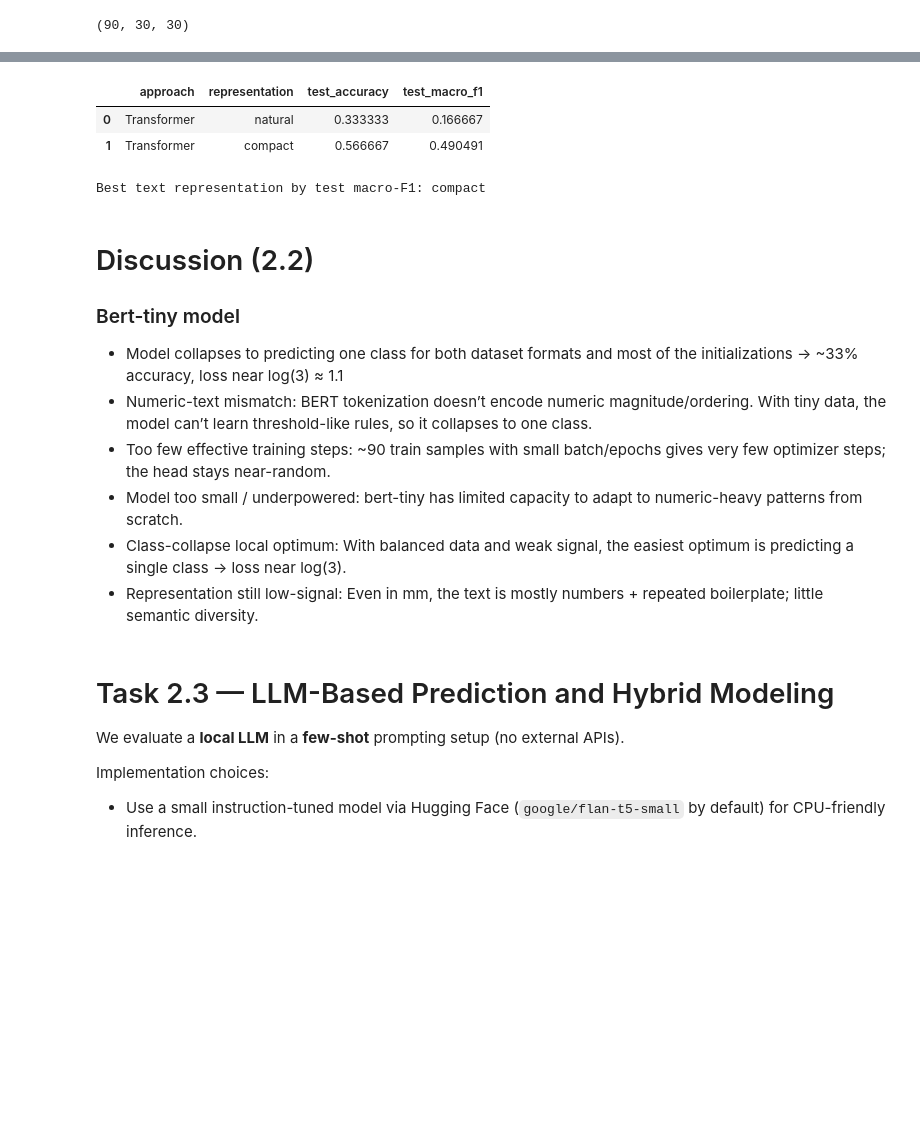
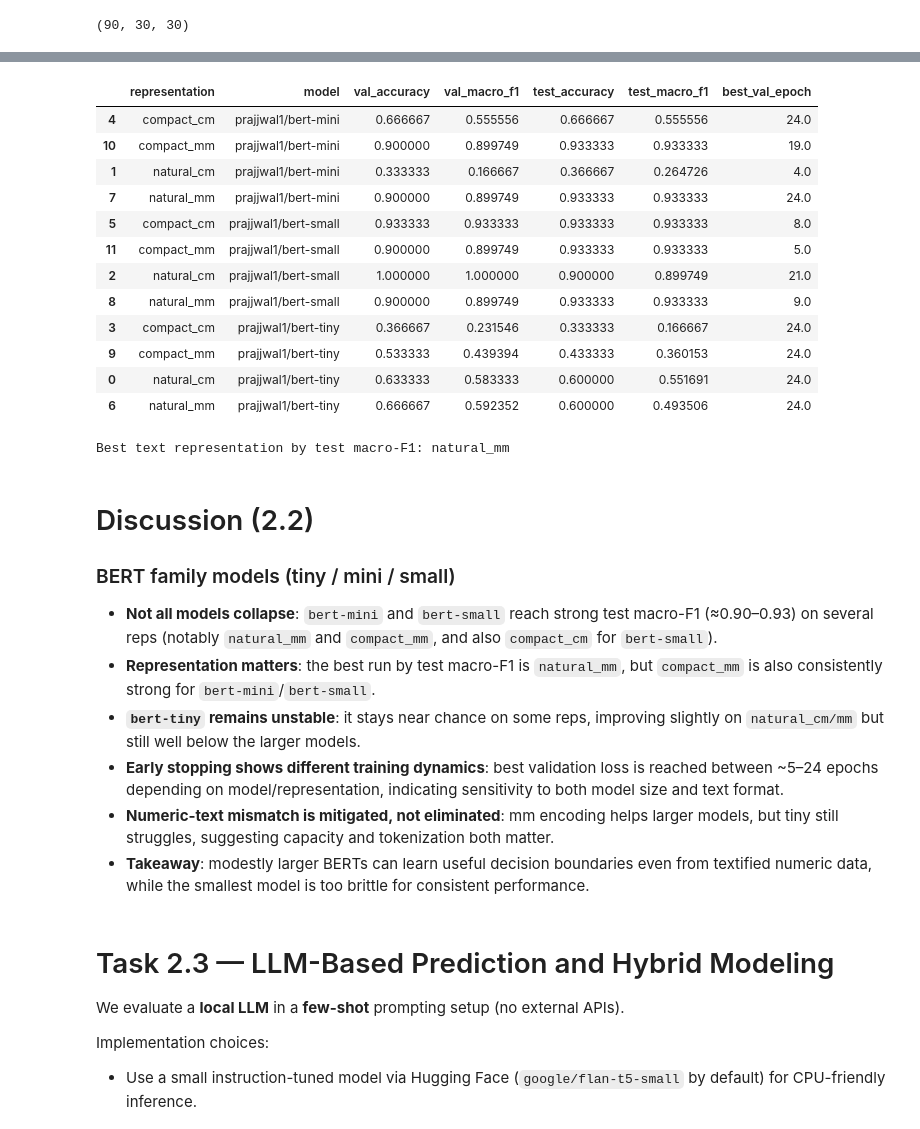
Before and after one commit to atomicsulfate/classic-ml-vs-llm, a Jupyter notebook: task2_classical_vs_llm_structured.ipynb, the cells around one changed output, grey strips where cells are left out. Saved outputs shown, nothing was run; the diff lists cells and outputs as text; code cells hidden in the pictures; blank space fills up the shorter version.

Commit message:
2.2. Add more bert model sizes

```diff
--- a/task2_classical_vs_llm_structured.ipynb
+++ b/task2_classical_vs_llm_structured.ipynb
@@ -370,13 +425,17 @@ Compact: sepal_length_mm=77; sepal_width_mm=26; petal_length_mm=69; petal_width_
 def build_text_df(X_part: pd.DataFrame, y_part: pd.Series) -> pd.DataFrame:
     part = X_part.copy()
     part['label_id'] = y_part.values.astype(int)
-    part['text_natural'] = part.apply(lambda r: textify_natural(r), axis=1)
-    part['text_compact'] = part.apply(lambda r: textify_compact(r), axis=1)
+    part['text_natural_cm'] = part.apply(lambda r: textify_natural_cm(r), axis=1)
+    part['text_compact_cm'] = part.apply(lambda r: textify_compact_cm(r), axis=1)
+    part['text_natural_mm'] = part.apply(lambda r: textify_natural_mm(r), axis=1)
+    part['text_compact_mm'] = part.apply(lambda r: textify_compact_mm(r), axis=1)
     return part
+
 
 train_text_df = build_text_df(X_train, y_train)
 val_text_df = build_text_df(X_val, y_val)
 test_text_df = build_text_df(X_test, y_test)
 
-display(train_text_df[['text_natural', 'text_compact', 'label_id']].head())
+
+display(train_text_df[['text_natural_cm', 'text_compact_cm', 'text_natural_mm', 'text_compact_mm', 'label_id']].head())
 # %% [output]
@@ -625,38 +787,36 @@ Notes:
 # %%
-# Compare the two text representations
-comparison_df = pd.DataFrame([
-    {
-        'approach': 'Transformer',
-        'representation': 'natural',
-        'test_accuracy': natural_run['test_metrics']['eval_accuracy'],
-        'test_macro_f1': natural_run['test_metrics']['eval_macro_f1'],
-    },
-    {
-        'approach': 'Transformer',
-        'representation': 'compact',
-        'test_accuracy': compact_run['test_metrics']['eval_accuracy'],
-        'test_macro_f1': compact_run['test_metrics']['eval_macro_f1'],
-    },
-])
-display(comparison_df)
+# Compare all Transformer runs across text representations and model sizes
+comparison_df = transformer_results_df.copy()
+display(comparison_df.sort_values(['model', 'representation']))
+
 
 best_rep = comparison_df.sort_values('test_macro_f1', ascending=False).iloc[0]['representation']
 print('Best text representation by test macro-F1:', best_rep)
 # %% [output]
-|  | approach | representation | test_accuracy | test_macro_f1 |
-| 0 | Transformer | natural | 0.333333 | 0.166667 |
-| 1 | Transformer | compact | 0.566667 | 0.490491 |
+|  | representation | model | val_accuracy | val_macro_f1 | test_accuracy | test_macro_f1 | best_val_epoch |
+| 4 | compact_cm | prajjwal1/bert-mini | 0.666667 | 0.555556 | 0.666667 | 0.555556 | 24.0 |
+| 10 | compact_mm | prajjwal1/bert-mini | 0.900000 | 0.899749 | 0.933333 | 0.933333 | 19.0 |
+| 1 | natural_cm | prajjwal1/bert-mini | 0.333333 | 0.166667 | 0.366667 | 0.264726 | 4.0 |
+| 7 | natural_mm | prajjwal1/bert-mini | 0.900000 | 0.899749 | 0.933333 | 0.933333 | 24.0 |
+| 5 | compact_cm | prajjwal1/bert-small | 0.933333 | 0.933333 | 0.933333 | 0.933333 | 8.0 |
+| 11 | compact_mm | prajjwal1/bert-small | 0.900000 | 0.899749 | 0.933333 | 0.933333 | 5.0 |
+| 2 | natural_cm | prajjwal1/bert-small | 1.000000 | 1.000000 | 0.900000 | 0.899749 | 21.0 |
+| 8 | natural_mm | prajjwal1/bert-small | 0.900000 | 0.899749 | 0.933333 | 0.933333 | 9.0 |
+| 3 | compact_cm | prajjwal1/bert-tiny | 0.366667 | 0.231546 | 0.333333 | 0.166667 | 24.0 |
+| 9 | compact_mm | prajjwal1/bert-tiny | 0.533333 | 0.439394 | 0.433333 | 0.360153 | 24.0 |
+| 0 | natural_cm | prajjwal1/bert-tiny | 0.633333 | 0.583333 | 0.600000 | 0.551691 | 24.0 |
+| 6 | natural_mm | prajjwal1/bert-tiny | 0.666667 | 0.592352 | 0.600000 | 0.493506 | 24.0 |
-Best text representation by test macro-F1: compact
+Best text representation by test macro-F1: natural_mm
 # %% [markdown]
 # Discussion (2.2)
 
-### Bert-tiny model
-- Model collapses to predicting one class for both dataset formats and most of the initializations → ~33% accuracy, loss near log(3) ≈ 1.1
-- Numeric-text mismatch: BERT tokenization doesn’t encode numeric magnitude/ordering. With tiny data, the model can’t learn threshold-like rules, so it collapses to one class.
-- Too few effective training steps: ~90 train samples with small batch/epochs gives very few optimizer steps; the head stays near-random.
-- Model too small / underpowered: bert-tiny has limited capacity to adapt to numeric-heavy patterns from scratch.
-- Class-collapse local optimum: With balanced data and weak signal, the easiest optimum is predicting a single class → loss near log(3).
-- Representation still low-signal: Even in mm, the text is mostly numbers + repeated boilerplate; little semantic diversity.
+### BERT family models (tiny / mini / small)
+- **Not all models collapse**: `bert-mini` and `bert-small` reach strong test macro-F1 (≈0.90–0.93) on several reps (notably `natural_mm` and `compact_mm`, and also `compact_cm` for `bert-small`).
+- **Representation matters**: the best run by test macro-F1 is `natural_mm`, but `compact_mm` is also consistently strong for `bert-mini`/`bert-small`.
+- **`bert-tiny` remains unstable**: it stays near chance on some reps, improving slightly on `natural_cm/mm` but still well below the larger models.
+- **Early stopping shows different training dynamics**: best validation loss is reached between ~5–24 epochs depending on model/representation, indicating sensitivity to both model size and text format.
+- **Numeric-text mismatch is mitigated, not eliminated**: mm encoding helps larger models, but tiny still struggles, suggesting capacity and tokenization both matter.
+- **Takeaway**: modestly larger BERTs can learn useful decision boundaries even from textified numeric data, while the smallest model is too brittle for consistent performance.
 # %% [markdown]
 # Task 2.3 — LLM-Based Prediction and Hybrid Modeling
 
```
Also changed, not shown: parts of 15 cells of this notebook.
